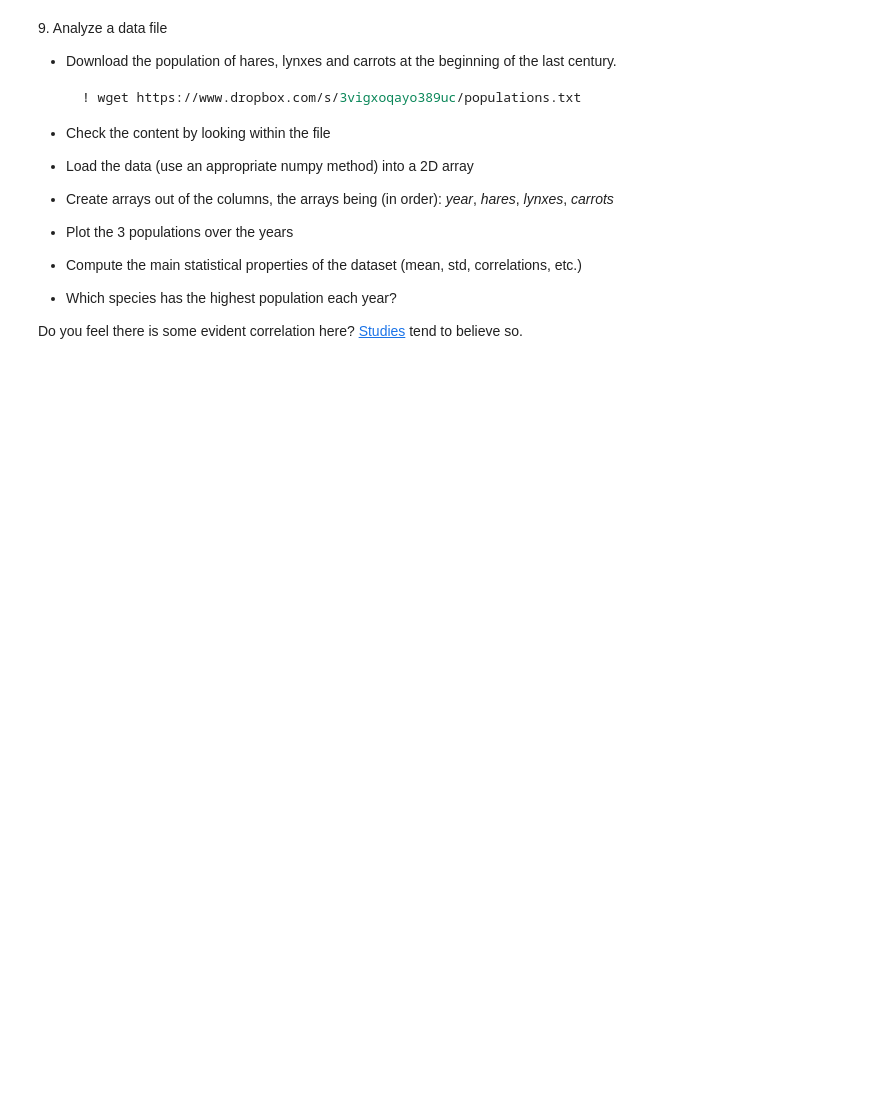
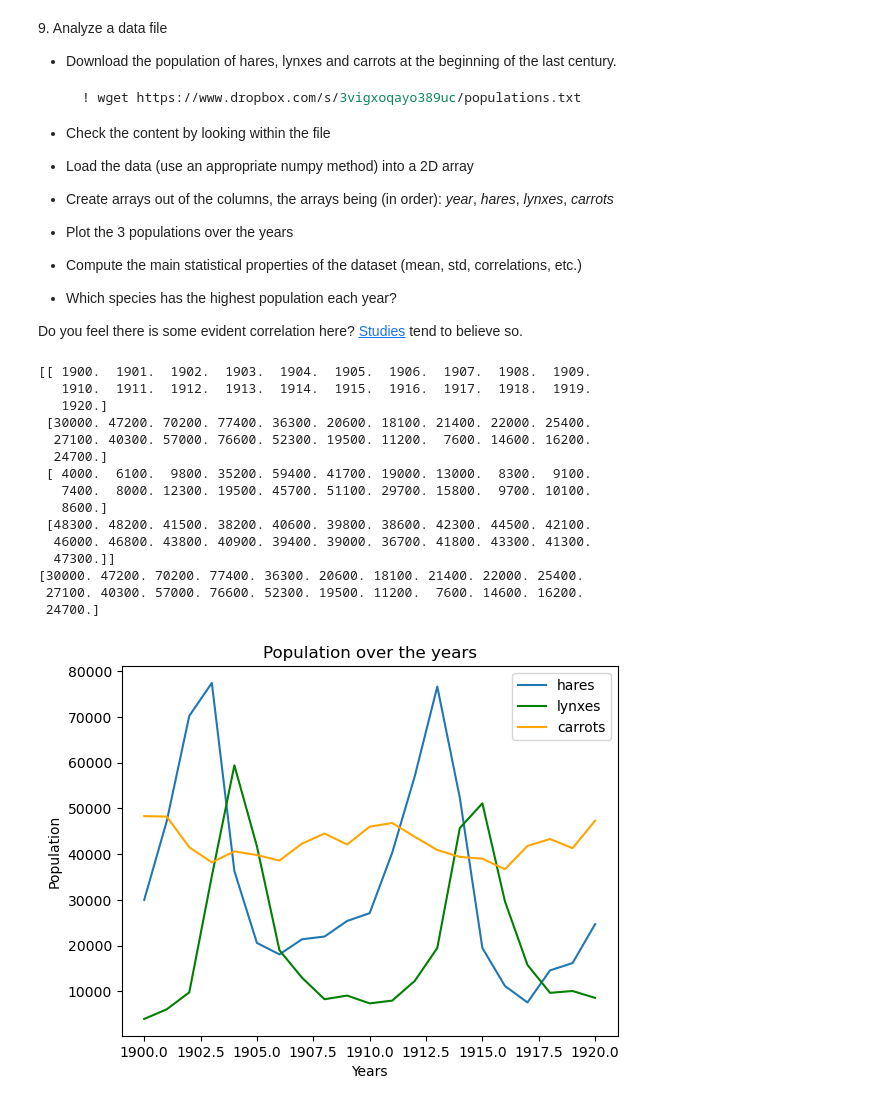
Before and after one commit to androjaslo/LaboratoryOfComputationalPhysics_Y8, a Jupyter notebook: 04ex_Numpy.ipynb, the cells around one changed output. Drawn from its saved outputs; the diff is of its cells as text; code cells hidden in the pictures; blank space fills up the shorter version.

```diff
--- a/04ex_Numpy.ipynb
+++ b/04ex_Numpy.ipynb
@@ -287,3 +367,36 @@ Did you get what you expected?
   * Which species has the highest population each year?
 
 Do you feel there is some evident correlation here? [Studies](https://www.enr.gov.nt.ca/en/services/lynx/lynx-snowshoe-hare-cycle) tend to believe so.
+# %%
+a=np.loadtxt('populations.txt')
+a=a.T
+years=a[0]
+hares=a[1]
+lynxes=a[2]
+carrots=a[3]
+print(a)
+plt.plot(years,hares,label='hares')
+plt.plot(years,lynxes,label='lynxes',color='green')
+plt.plot(years,carrots,label='carrots',color='orange')
+plt.legend()
+plt.title('Population over the years')
+plt.xlabel('Years')
+plt.ylabel('Population')
+print(hares)
+# %% [output]
+[[ 1900.  1901.  1902.  1903.  1904.  1905.  1906.  1907.  1908.  1909.
+   1910.  1911.  1912.  1913.  1914.  1915.  1916.  1917.  1918.  1919.
+   1920.]
+ [30000. 47200. 70200. 77400. 36300. 20600. 18100. 21400. 22000. 25400.
+  27100. 40300. 57000. 76600. 52300. 19500. 11200.  7600. 14600. 16200.
+  24700.]
+ [ 4000.  6100.  9800. 35200. 59400. 41700. 19000. 13000.  8300.  9100.
+   7400.  8000. 12300. 19500. 45700. 51100. 29700. 15800.  9700. 10100.
+   8600.]
+ [48300. 48200. 41500. 38200. 40600. 39800. 38600. 42300. 44500. 42100.
+  46000. 46800. 43800. 40900. 39400. 39000. 36700. 41800. 43300. 41300.
+  47300.]]
+[30000. 47200. 70200. 77400. 36300. 20600. 18100. 21400. 22000. 25400.
+ 27100. 40300. 57000. 76600. 52300. 19500. 11200.  7600. 14600. 16200.
+ 24700.]
+[figure, added]
```
Also changed, not shown: parts of 2 cells of this notebook.
